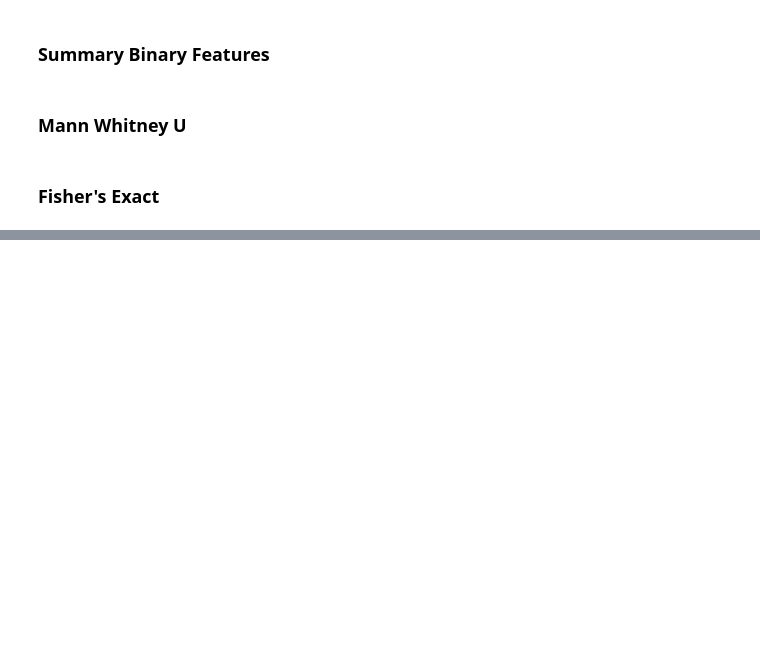
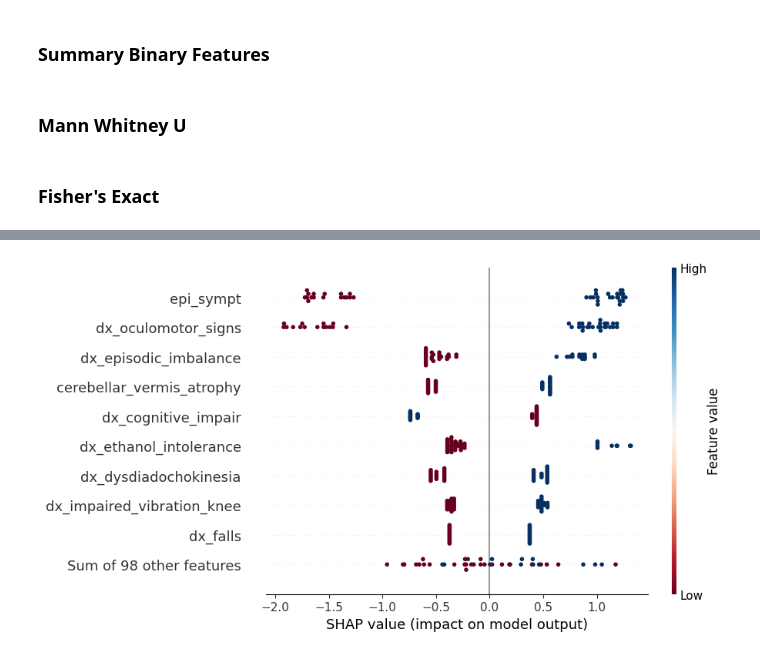
Before and after one commit to Le-bruit-de-nos-pas/fgf14_chu_2024, a Jupyter notebook: fgf14.ipynb, the cells around one changed output, grey strips where cells are left out. Drawn from its saved outputs; the diff is of its cells as text; code cells hidden in the pictures; blank space fills up the shorter version.

```diff
--- a/fgf14.ipynb
+++ b/fgf14.ipynb
@@ -168,0 +190,10 @@ Error occurred for column 'dx_gait_balance_impair': The input `table` must be of
+# %%
+filtered_df['genetics_conclusion'] = filtered_df['genetics_conclusion'].apply(lambda x: 1 if x == 'FGF' else 0)
+# %%
+y = filtered_df['genetics_conclusion']
+X = filtered_df.drop(columns=['genetics_conclusion'])
+
+X_train, X_test, y_train, y_test = train_test_split(X, y, test_size=0.2, random_state=42)
+# %%
+model = xgboost.XGBClassifier(n_estimators=142, max_depth=2, objective = "binary:logistic").fit(X, y)
+model.fit(X_train, y_train)
@@ -168,0 +206,4 @@ Error occurred for column 'dx_gait_balance_impair': The input `table` must be of
+# %%
+explainer = shap.Explainer(model, X)
+shap_values = explainer(X)
+shap_values.display_data = X.values
@@ -168,0 +231,4 @@ Error occurred for column 'dx_gait_balance_impair': The input `table` must be of
+# %%
+shap.plots.beeswarm(shap_values,  color=plt.get_cmap("RdBu"))
+# %% [output]
+[figure, added]
```
Also changed, not shown: parts of 41 cells of this notebook.
